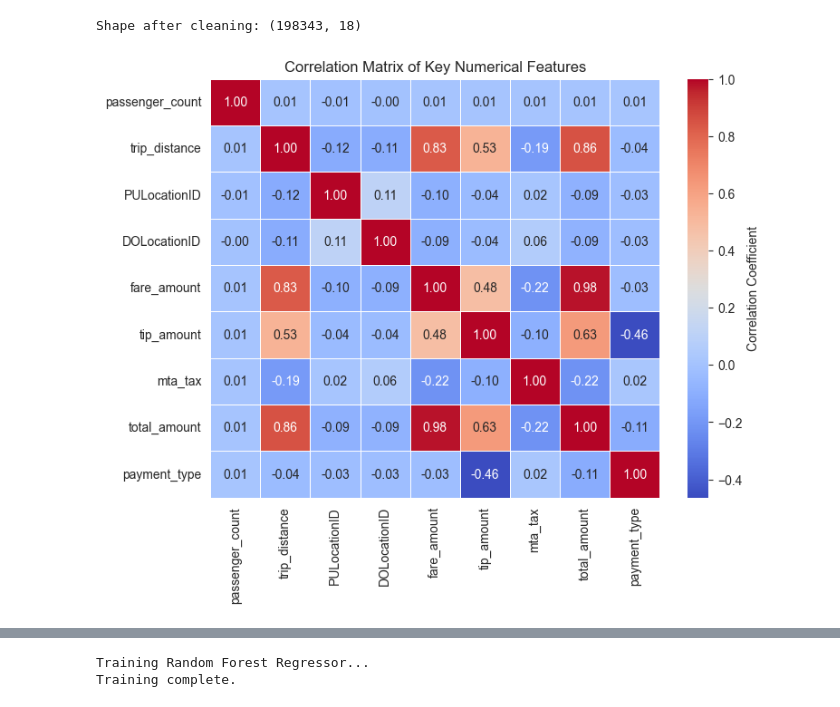
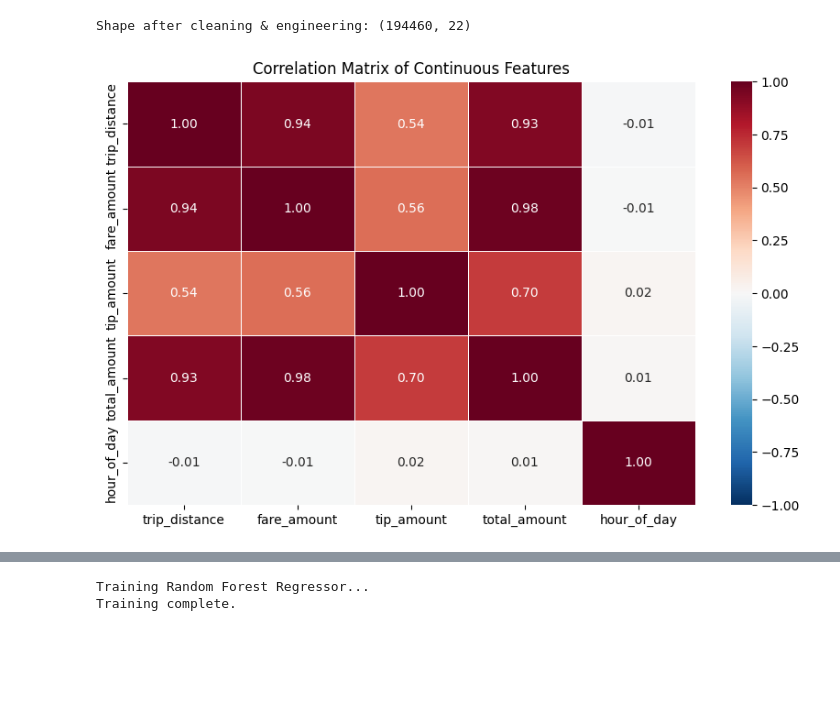
Before and after one commit to BS192cd/Taxi_Fare_Surge_Detection, a Jupyter notebook: Taxi_Anamoly_Detection.ipynb, the cells around one changed output, grey strips where cells are left out. Cells and saved outputs as stored; diff of their text form; code cells hidden in the pictures; blank space fills up the shorter version.

```diff
--- a/Taxi_Anamoly_Detection.ipynb
+++ b/Taxi_Anamoly_Detection.ipynb
@@ -16,6 +43,10 @@ np.random.seed(42)
+# %%
+import pandas as pd
+
+csv_path = path + "/yellow_tripdata_2019-04.csv"
 # %%
-df = pd.read_csv('yellow_tripdata_2019.csv', parse_dates=['tpep_pickup_datetime', 'tpep_dropoff_datetime'])
-df = df.head(200000)
+df = pd.read_csv(csv_path, parse_dates=['tpep_pickup_datetime', 'tpep_dropoff_datetime'])
+df = df.sample(200000, random_state=42)
 # %%
 df.head()
 # %% [output]
@@ -49,31 +79,40 @@ congestion_surcharge     0
 dtype: int64
 # %%
 df_clean = df.copy()
+# %%
+df_clean['pickup_datetime'] = pd.to_datetime(df_clean['tpep_pickup_datetime'])
+df_clean['hour_of_day'] = df_clean['pickup_datetime'].dt.hour
+df_clean['day_of_week'] = df_clean['pickup_datetime'].dt.dayofweek
+df_clean['month'] = df_clean['pickup_datetime'].dt.month
 # %%
 df_clean = df_clean[
-    (df_clean['trip_distance'] > 0) &
-    (df_clean['fare_amount'] > 0) &
-    (df_clean['total_amount'] > 0)
+    (df_clean['trip_distance'] > 0) & (df_clean['trip_distance'] < 100) &
+    (df_clean['fare_amount'] > 2.5) & (df_clean['fare_amount'] < 300) &
+    (df_clean['total_amount'] > 0) &
+    (df_clean['passenger_count'] > 0) & (df_clean['passenger_count'] < 7)
 ]
 
-print(f"Shape after cleaning: {df_clean.shape}")
+print(f"Shape after cleaning & engineering: {df_clean.shape}")
 # %% [output]
-Shape after cleaning: (198343, 18)
+Shape after cleaning & engineering: (194460, 22)
 # %%
-numerical_features = ['passenger_count', 'trip_distance', 'PULocationID', 'DOLocationID', 'fare_amount', 'tip_amount', 'mta_tax', 'total_amount', 'payment_type' ]
+continuous_features = [
+    'trip_distance', 'fare_amount', 'tip_amount',
+    'total_amount', 'hour_of_day'
+]
 
-correlation_matrix = df_clean[numerical_features].corr()
+correlation_matrix = df_clean[continuous_features].corr()
 
-plt.figure(figsize=(8, 6))
+plt.figure(figsize=(10, 6))
 sns.heatmap(
     correlation_matrix,
     annot=True,
-    cmap='coolwarm',
+    cmap='RdBu_r',
     fmt=".2f",
     linewidths=.5,
-    cbar_kws={'label': 'Correlation Coefficient'}
+    vmin=-1, vmax=1
 )
-plt.title('Correlation Matrix of Key Numerical Features')
+plt.title('Correlation Matrix of Continuous Features')
 plt.show()
 # %% [output]
-[figure, old version]
+[figure, new version]
```
Also changed, not shown: parts of 34 cells of this notebook.
